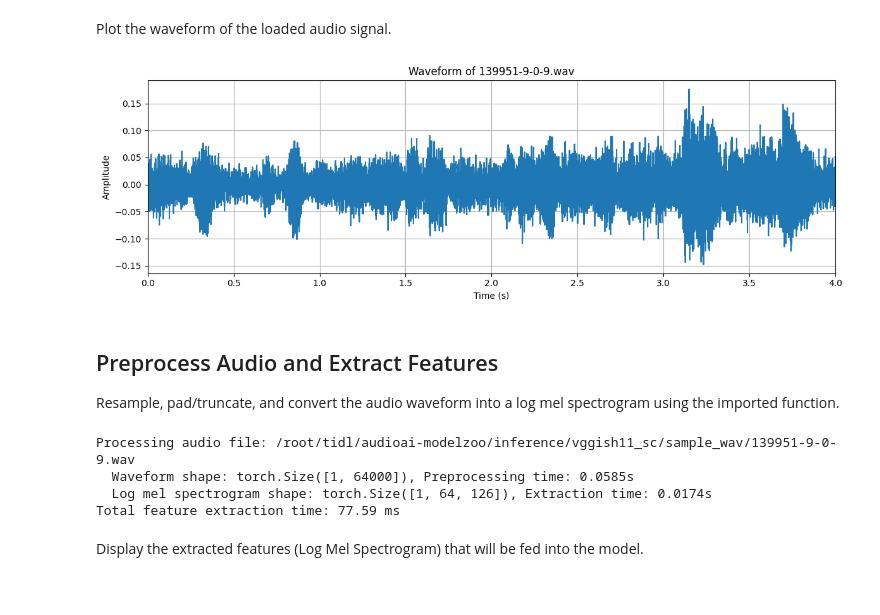
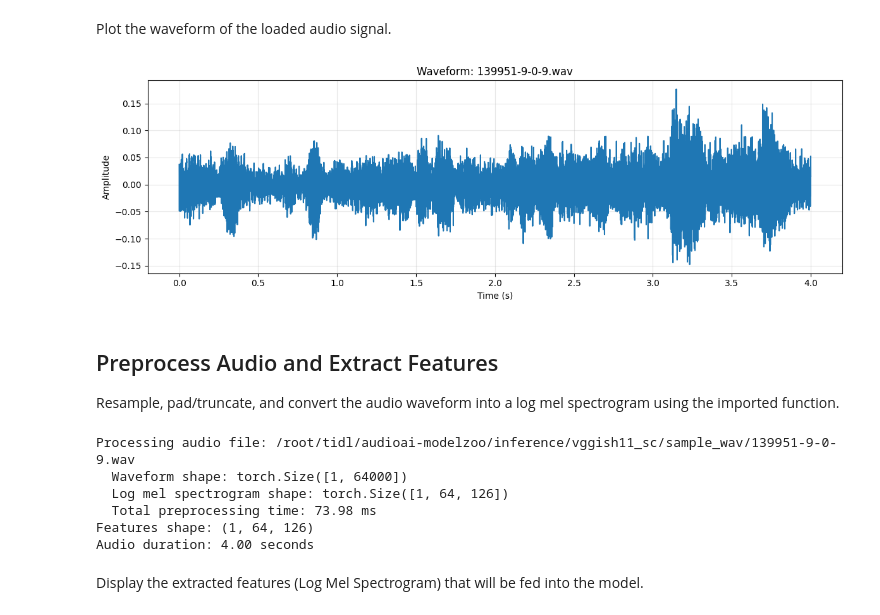
Before and after one commit to TexasInstruments-Sandbox/audioai-modelzoo, a Jupyter notebook: inference/vggish11_sc/vggish_inference.ipynb, the cells around one changed output. Saved outputs shown, nothing was run; the diff lists cells and outputs as text; code cells hidden in the pictures.

```diff
--- a/inference/vggish11_sc/vggish_inference.ipynb
+++ b/inference/vggish11_sc/vggish_inference.ipynb
@@ -112,42 +94,36 @@ Audio loaded successfully: 176400 samples at 44100 Hz
 # %% [markdown]
 Plot the waveform of the loaded audio signal.
 # %%
-if waveform_native is not None and sr_native is not None:
-    waveform_np = waveform_native.squeeze().numpy()
-    num_samples = waveform_np.shape[0]
-    time_axis = torch.linspace(0, num_samples / sr_native, steps=num_samples)
+# Plot waveform
+num_samples = len(waveform_np)
+time_axis = np.linspace(0, num_samples / sr_native, num_samples)
 
-    plt.figure(figsize=(12, 4))
-    plt.plot(time_axis, waveform_np)
-    plt.title(f'Waveform of {os.path.basename(audio_file_path)}')
-    plt.xlabel('Time (s)')
-    plt.ylabel('Amplitude')
-    plt.xlim([0, num_samples / sr_native])
-    plt.grid(True)
-    plt.tight_layout()
-    plt.show()
-else:
-    print("Cannot visualize waveform because audio failed to load.")
+plt.figure(figsize=(12, 4))
+plt.plot(time_axis, waveform_np)
+plt.title(f'Waveform: {audio_file_path.name}')
+plt.xlabel('Time (s)')
+plt.ylabel('Amplitude')
+plt.grid(True, alpha=0.3)
+plt.tight_layout()
+plt.show()
 # %% [output]
-[figure, old version]
+[figure, new version]
 # %% [markdown]
 ## Preprocess Audio and Extract Features
 
 Resample, pad/truncate, and convert the audio waveform into a log mel spectrogram using the imported function.
 # %%
-features = None
-total_preprocess_time = 0
-
-total_preprocess_start_time = time.time()
-# Call the imported function using the alias
-features = via.preprocess_audio_to_features(audio_file_path, audio_config)
-total_preprocess_time = time.time() - total_preprocess_start_time
-print(f"Total feature extraction time: {total_preprocess_time * 1000:.2f} ms")
+# Preprocess audio and extract features
+features, audio_duration = via.preprocess_audio_to_features(str(audio_file_path), AUDIO_CONFIG)
+print(f"Features shape: {features.shape}")
+print(f"Audio duration: {audio_duration:.2f} seconds")
 # %% [output]
 Processing audio file: /root/tidl/audioai-modelzoo/inference/vggish11_sc/sample_wav/139951-9-0-9.wav
-  Waveform shape: torch.Size([1, 64000]), Preprocessing time: 0.0585s
-  Log mel spectrogram shape: torch.Size([1, 64, 126]), Extraction time: 0.0174s
-Total feature extraction time: 77.59 ms
+  Waveform shape: torch.Size([1, 64000])
+  Log mel spectrogram shape: torch.Size([1, 64, 126])
+  Total preprocessing time: 73.98 ms
+Features shape: (1, 64, 126)
+Audio duration: 4.00 seconds
 # %% [markdown]
 Display the extracted features (Log Mel Spectrogram) that will be fed into the model.
 # %%
```
Also changed, not shown: parts of 7 cells of this notebook, 6 other files.
